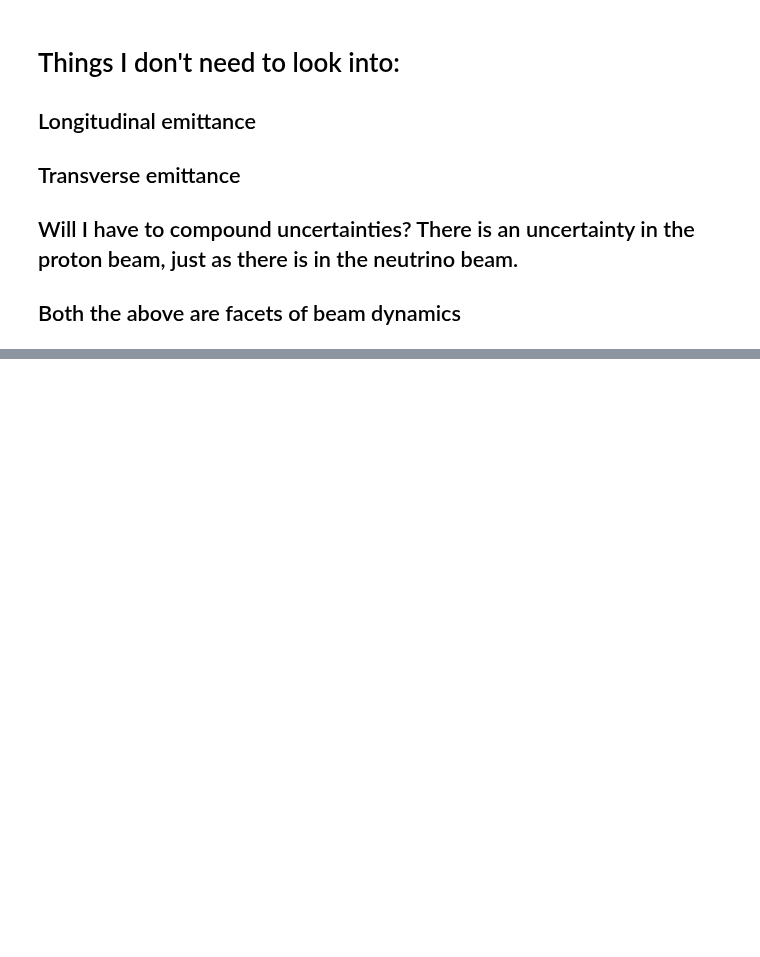
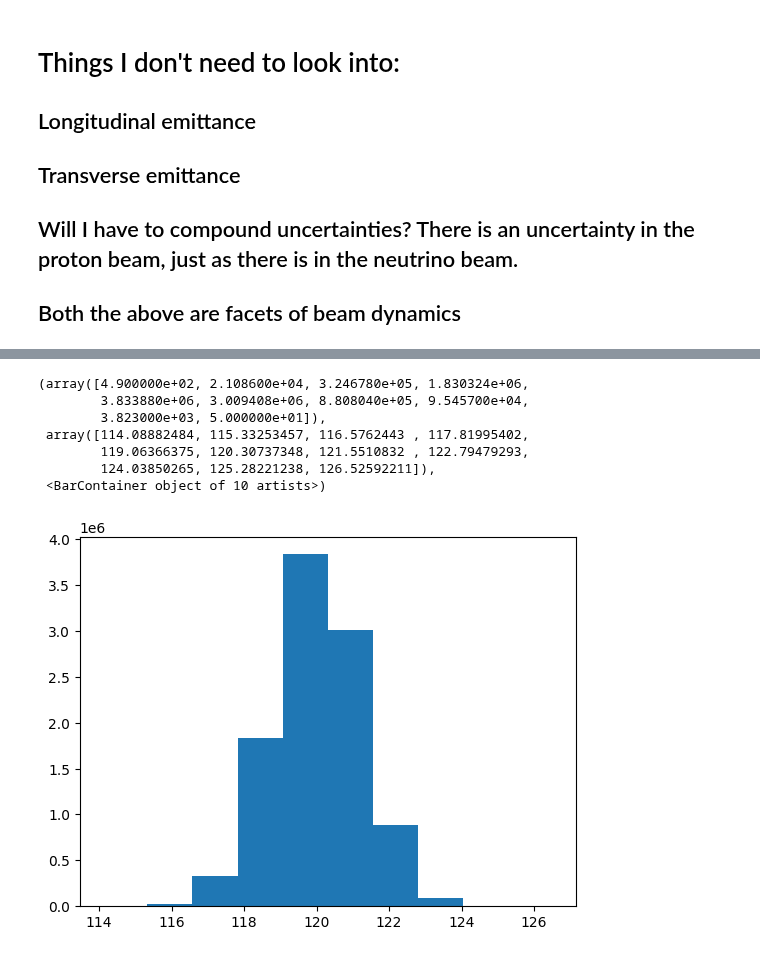
Before and after one commit to MrD0balina/Fourth-Year-Project---Neutrino-Oscillations, a Jupyter notebook: Week_2_Refining_Week_1_plots_with_Proton_energy_distribution.ipynb, the cells around one changed output, grey strips where cells are left out. Saved outputs shown, nothing was run; the diff lists cells and outputs as text; code cells hidden in the pictures; blank space fills up the shorter version.

```diff
--- a/Week_2_Refining_Week_1_plots_with_Proton_energy_distribution.ipynb
+++ b/Week_2_Refining_Week_1_plots_with_Proton_energy_distribution.ipynb
@@ -1043,0 +1054,13 @@ plt.plot( x_1 , y_1 , "-o" , color = "brown", linewidth = 0.5 , markersize = 1,
+# %%
+
+
+plt.hist( E_pro  )
+# %% [output]
+(array([4.900000e+02, 2.108600e+04, 3.246780e+05, 1.830324e+06,
+        3.833880e+06, 3.009408e+06, 8.808040e+05, 9.545700e+04,
+        3.823000e+03, 5.000000e+01]),
+ array([114.08882484, 115.33253457, 116.5762443 , 117.81995402,
+        119.06366375, 120.30737348, 121.5510832 , 122.79479293,
+        124.03850265, 125.28221238, 126.52592211]),
+ <BarContainer object of 10 artists>)
+[figure, added]
```
Also changed, not shown: parts of 4 cells of this notebook.
